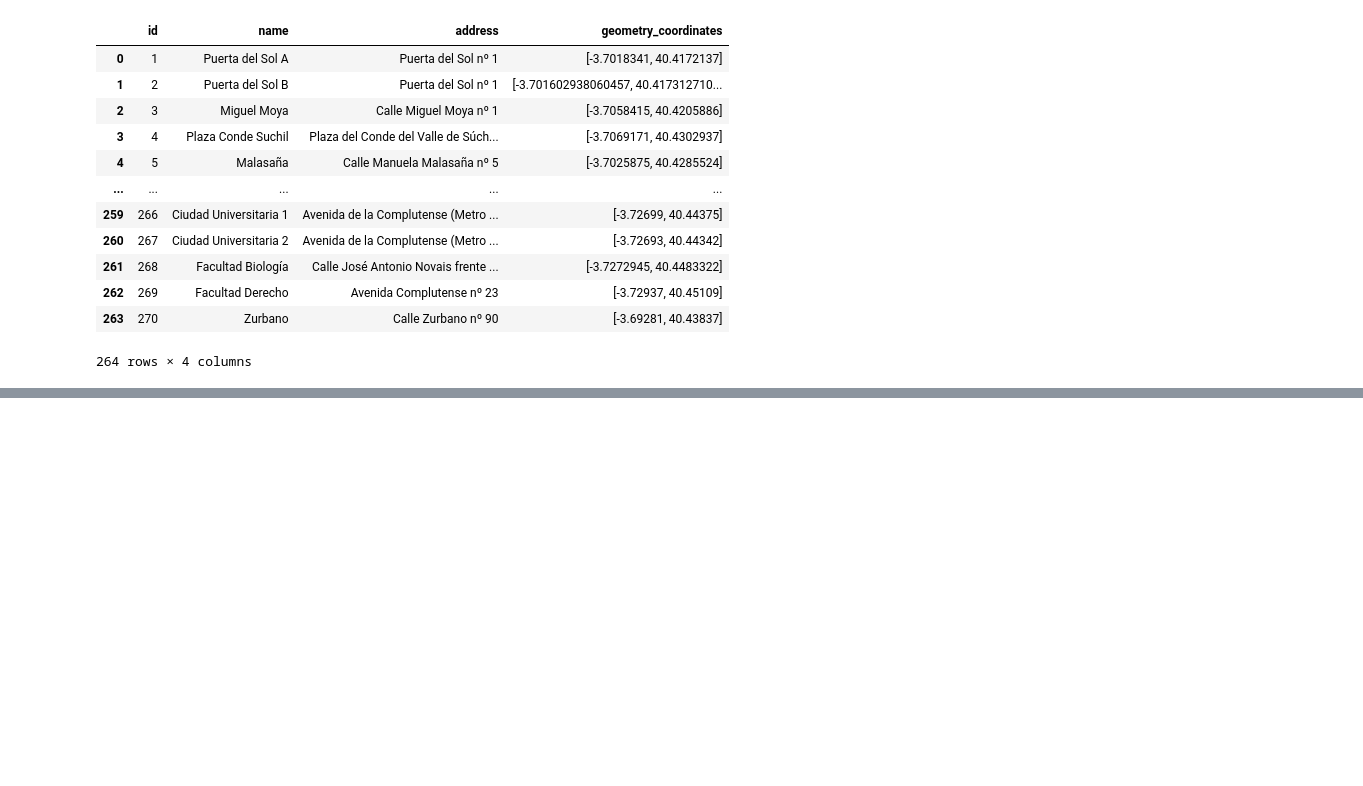
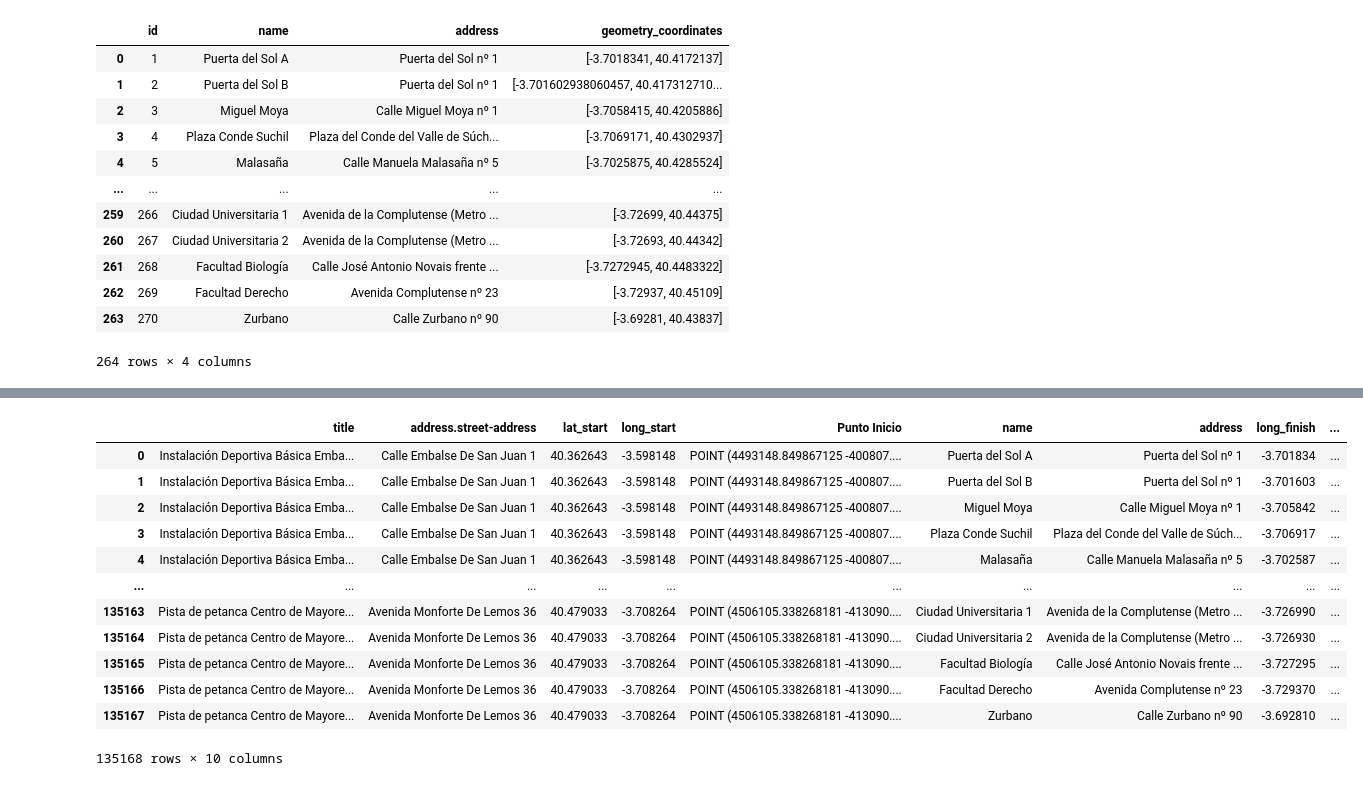
Before and after one commit to DiegoMerello/ih_datamadpt1121_project_m1, a Jupyter notebook: Primera prueba.ipynb, the cells around one changed output, grey strips where cells are left out. Drawn from its saved outputs; the diff is of its cells as text; code cells hidden in the pictures; blank space fills up the shorter version.

```diff
--- a/Primera prueba.ipynb
+++ b/Primera prueba.ipynb
@@ -128,7 +140,7 @@ bicimad
 | 263 | 270 | Zurbano | 0 | 247 | Calle Zurbano nº 90 | 1 | 0 | 24 | 6 | ... |
 264 rows × 13 columns
 # %%
-bicimad=bicimad.drop(['light', 'number', 'activate', 'no_available', 'total_bases', 'dock_bikes', 'free_bases','reservations_count','geometry_type'], 1)
+bicimad=bicimad.drop(['light', 'number', 'activate', 'no_available', 'total_bases', 'dock_bikes', 'free_bases','reservations_count','geometry_type'], axis='columns')
 bicimad
 # %% [output]
 |  | id | name | address | geometry_coordinates |
@@ -145,9 +157,9 @@ bicimad
 | 263 | 270 | Zurbano | Calle Zurbano nº 90 | [-3.69281, 40.43837] |
 264 rows × 4 columns
 # %%
-bicimad['LONGITUD']=bicimad['geometry_coordinates'].map(lambda x:x.split(',')[0].replace('[',''))
-bicimad['LATITUD']=bicimad['geometry_coordinates'].map(lambda x:x.split(',')[1].replace(']',''))
-bicimad=bicimad.drop(['id','geometry_coordinates'],1)
+bicimad['LONGITUD']=bicimad['geometry_coordinates'].map(lambda x:x.split(',')[0].replace('[','')).astype(float)
+bicimad['LATITUD']=bicimad['geometry_coordinates'].map(lambda x:x.split(',')[1].replace(']','')).astype(float)
+bicimad=bicimad.drop(['id','geometry_coordinates'],axis='columns')
 bicimad
 # %% [output]
 |  | name | address | LONGITUD | LATITUD |
@@ -165 +177,6 @@ bicimad
 264 rows × 4 columns
+# %%
+bicimad1=bicimad.rename(columns={'LATITUD':'lat_finish','LONGITUD':'long_finish'})
+# %%
+bicimad1["Punto Final"] = bicimad1.apply(lambda x: to_mercator(x["lat_finish"],x["long_finish"]), axis = 1)
+bicimad1
@@ -165,0 +237,17 @@ bicimad
+# %%
+df_final = pd.merge(instalaciones_dep_data1, bicimad1, how='cross')
+df_final
+# %% [output]
+|  | title | address.street-address | lat_start | long_start | Punto Inicio | name | address | long_finish | ... |
+| 0 | Instalación Deportiva Básica Emba... | Calle Embalse De San Juan 1 | 40.362643 | -3.598148 | POINT (4493148.849867125 -400807.... | Puerta del Sol A | Puerta del Sol nº 1 | -3.701834 | ... |
+| 1 | Instalación Deportiva Básica Emba... | Calle Embalse De San Juan 1 | 40.362643 | -3.598148 | POINT (4493148.849867125 -400807.... | Puerta del Sol B | Puerta del Sol nº 1 | -3.701603 | ... |
+| 2 | Instalación Deportiva Básica Emba... | Calle Embalse De San Juan 1 | 40.362643 | -3.598148 | POINT (4493148.849867125 -400807.... | Miguel Moya | Calle Miguel Moya nº 1 | -3.705842 | ... |
+| 3 | Instalación Deportiva Básica Emba... | Calle Embalse De San Juan 1 | 40.362643 | -3.598148 | POINT (4493148.849867125 -400807.... | Plaza Conde Suchil | Plaza del Conde del Valle de Súch... | -3.706917 | ... |
+| 4 | Instalación Deportiva Básica Emba... | Calle Embalse De San Juan 1 | 40.362643 | -3.598148 | POINT (4493148.849867125 -400807.... | Malasaña | Calle Manuela Malasaña nº 5 | -3.702587 | ... |
+| ... | ... | ... | ... | ... | ... | ... | ... | ... | ... |
+| 135163 | Pista de petanca Centro de Mayore... | Avenida Monforte De Lemos 36 | 40.479033 | -3.708264 | POINT (4506105.338268181 -413090.... | Ciudad Universitaria 1 | Avenida de la Complutense (Metro ... | -3.726990 | ... |
+| 135164 | Pista de petanca Centro de Mayore... | Avenida Monforte De Lemos 36 | 40.479033 | -3.708264 | POINT (4506105.338268181 -413090.... | Ciudad Universitaria 2 | Avenida de la Complutense (Metro ... | -3.726930 | ... |
+| 135165 | Pista de petanca Centro de Mayore... | Avenida Monforte De Lemos 36 | 40.479033 | -3.708264 | POINT (4506105.338268181 -413090.... | Facultad Biología | Calle José Antonio Novais frente ... | -3.727295 | ... |
+| 135166 | Pista de petanca Centro de Mayore... | Avenida Monforte De Lemos 36 | 40.479033 | -3.708264 | POINT (4506105.338268181 -413090.... | Facultad Derecho | Avenida Complutense nº 23 | -3.729370 | ... |
+| 135167 | Pista de petanca Centro de Mayore... | Avenida Monforte De Lemos 36 | 40.479033 | -3.708264 | POINT (4506105.338268181 -413090.... | Zurbano | Calle Zurbano nº 90 | -3.692810 | ... |
+135168 rows × 10 columns
```
Also changed, not shown: parts of 15 cells of this notebook, 1 other file.
